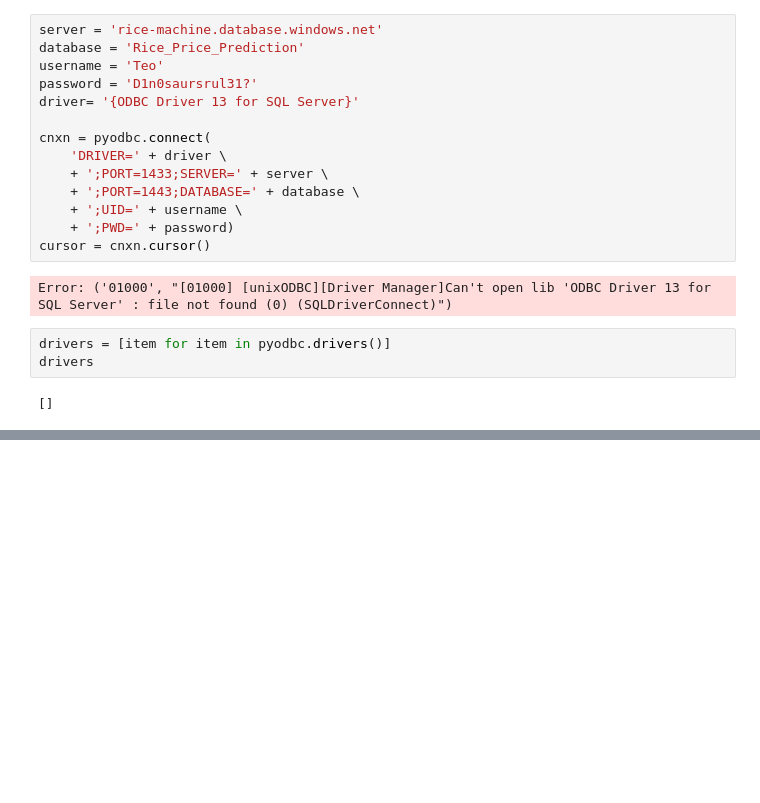
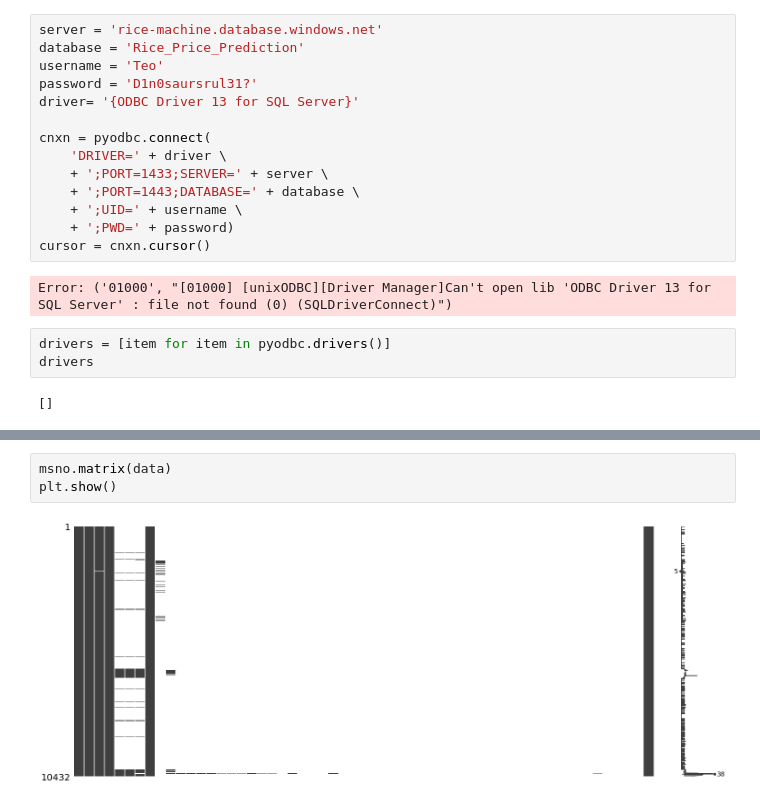
Before and after one commit to MatteoPerona/Rough_rice_prediction, a Jupyter notebook: Data/ Data.ipynb, the cells around one changed output, grey strips where cells are left out. Drawn from its saved outputs; the diff is of its cells as text; blank space fills up the shorter version.

```diff
--- a/Data/ Data.ipynb
+++ b/Data/ Data.ipynb
@@ -117,0 +192,5 @@ drivers
+# %%
+msno.matrix(data)
+plt.show()
+# %% [output]
+[figure, added]
```
Also changed, not shown: parts of 27 cells of this notebook, 2 other files.
